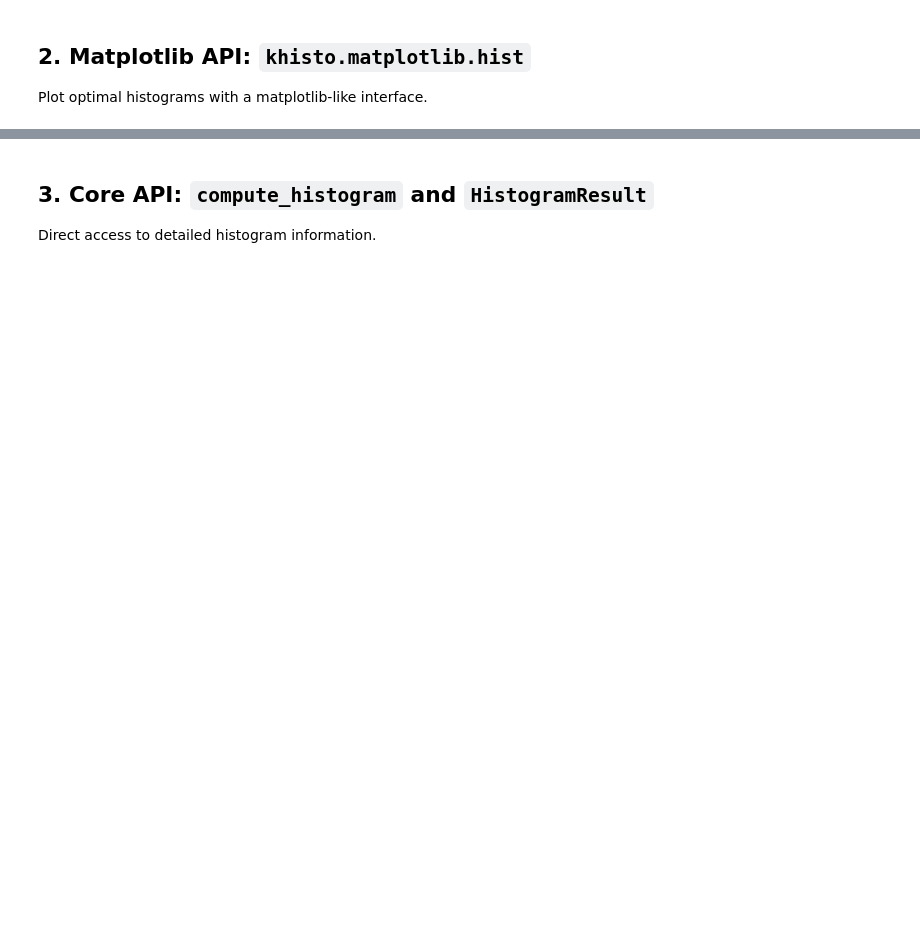
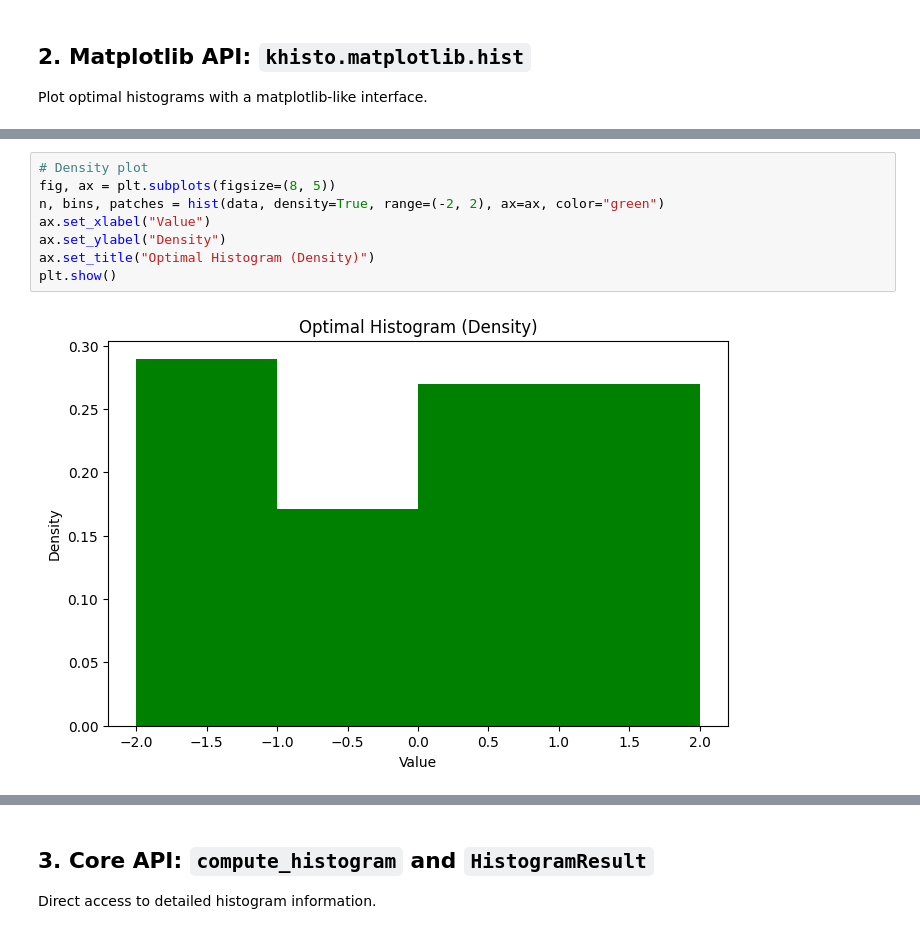
Before and after one commit to KhiopsML/khisto-python, a Jupyter notebook: sandbox/khisto_demo.ipynb, the cells around one changed output, grey strips where cells are left out. Cells and saved outputs as stored; diff of their text form; blank space fills up the shorter version.

```diff
--- a/sandbox/khisto_demo.ipynb
+++ b/sandbox/khisto_demo.ipynb
@@ -103,3 +121,13 @@ plt.show()
+# %%
+# Density plot
+fig, ax = plt.subplots(figsize=(8, 5))
+n, bins, patches = hist(data, density=True, range=(-2, 2), ax=ax, color="green")
+ax.set_xlabel("Value")
+ax.set_ylabel("Density")
+ax.set_title("Optimal Histogram (Density)")
+plt.show()
+# %% [output]
+[figure, added]
 # %%
 # Different histogram types
 fig, axes = plt.subplots(1, 3, figsize=(15, 4))
```
Also changed, not shown: parts of 16 cells of this notebook, 12 other files.
